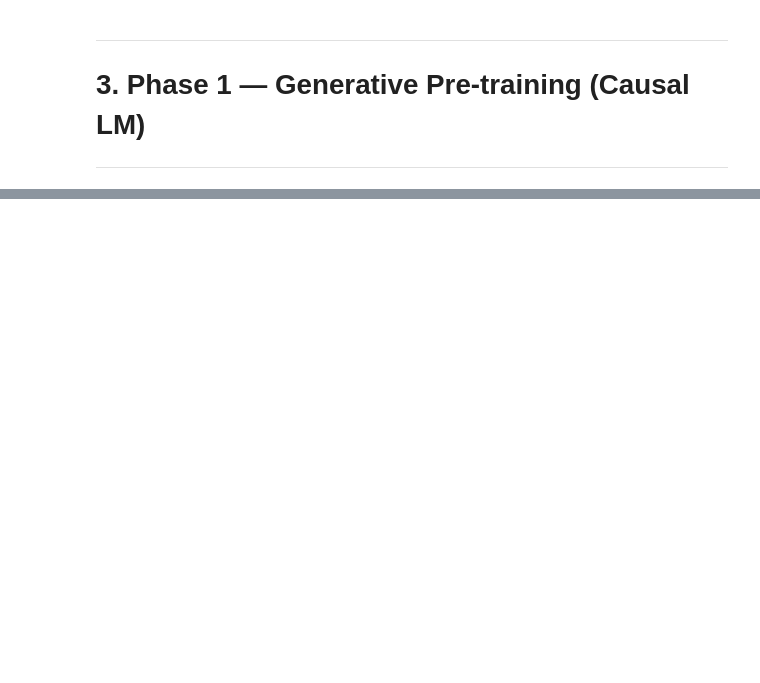
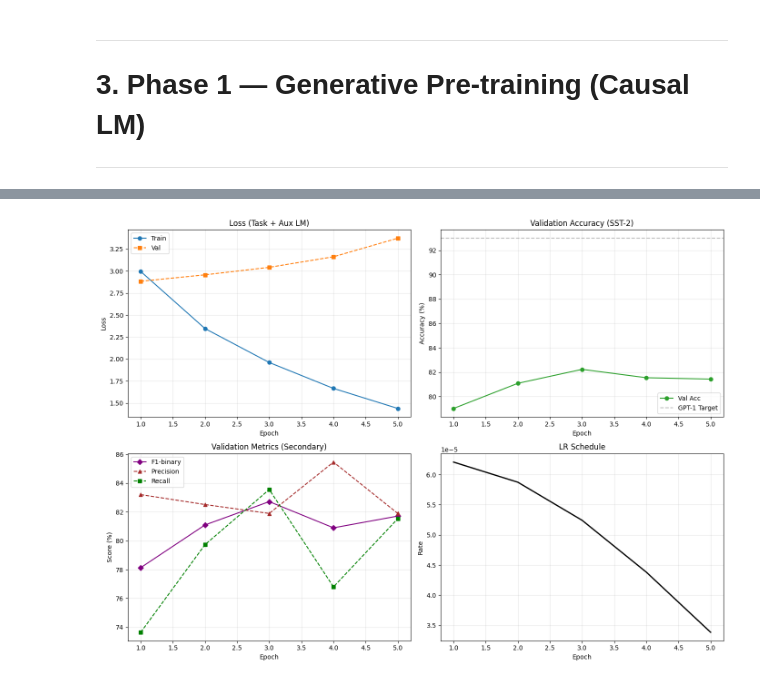
Before and after one commit to chizkidd/transformers-from-scratch, a Jupyter notebook: gpt1-sentiment-classification.ipynb, the cells around one changed output, grey strips where cells are left out. Saved outputs shown, nothing was run; the diff lists cells and outputs as text; code cells hidden in the pictures; blank space fills up the shorter version.

```diff
--- a/gpt1-sentiment-classification.ipynb
+++ b/gpt1-sentiment-classification.ipynb
@@ -1400,0 +1598,47 @@ Unlike BERT, GPT-1 can also **generate text** autoregressively after pre-trainin
+# %%
+# ==========================================
+# 4e. Plot Fine-tuning Curves (SST-2)
+# ==========================================
+
+fig, axes = plt.subplots(2, 2, figsize=(14, 10))
+epochs = range(1, len(finetune_history['train_loss']) + 1)
+
+# Loss
+axes[0, 0].plot(epochs, finetune_history['train_loss'], 'o-', label='Train', color='#1f77b4')
+axes[0, 0].plot(epochs, finetune_history['val_loss'], 's--', label='Val', color='#ff7f0e')
+axes[0, 0].set_title('Loss (Task + Aux LM)')
+axes[0, 0].set_xlabel('Epoch')
+axes[0, 0].set_ylabel('Loss')
+axes[0, 0].legend()
+axes[0, 0].grid(True, alpha=0.3)
+
+# Accuracy (SST-2 primary metric)
+axes[0, 1].plot(epochs, [a*100 for a in finetune_history['val_acc']], 'o-', label='Val Acc', color='#2ca02c')
+axes[0, 1].axhline(y=93.0, color='gray', linestyle='--', alpha=0.5, label='GPT-1 Target')
+axes[0, 1].set_title('Validation Accuracy (SST-2)')
+axes[0, 1].set_xlabel('Epoch')
+axes[0, 1].set_ylabel('Accuracy (%)')
+axes[0, 1].legend()
+axes[0, 1].grid(True, alpha=0.3)
+
+# F1-Binary & P/R
+axes[1, 0].plot(epochs, [f*100 for f in finetune_history['val_f1']], 'D-', label='F1-binary', color='purple')
+axes[1, 0].plot(epochs, [p*100 for p in finetune_history['val_precision']], '^--', label='Precision', color='brown')
+axes[1, 0].plot(epochs, [r*100 for r in finetune_history['val_recall']], 's--', label='Recall', color='green')
+axes[1, 0].set_title('Validation Metrics (Secondary)')
+axes[1, 0].set_xlabel('Epoch')
+axes[1, 0].set_ylabel('Score (%)')
+axes[1, 0].legend()
+axes[1, 0].grid(True, alpha=0.3)
+
+# LR
+axes[1, 1].plot(epochs, finetune_history['lrs'], label='LR', color='black', linewidth=2)
+axes[1, 1].set_title('LR Schedule')
+axes[1, 1].set_xlabel('Epoch')
+axes[1, 1].set_ylabel('Rate')
+axes[1, 1].ticklabel_format(style='sci', axis='y', scilimits=(0,0))
+axes[1, 1].grid(True, alpha=0.3)
+plt.tight_layout()
+plt.show()
+# %% [output]
+[figure, added]
```
Also changed, not shown: parts of 57 cells of this notebook.
